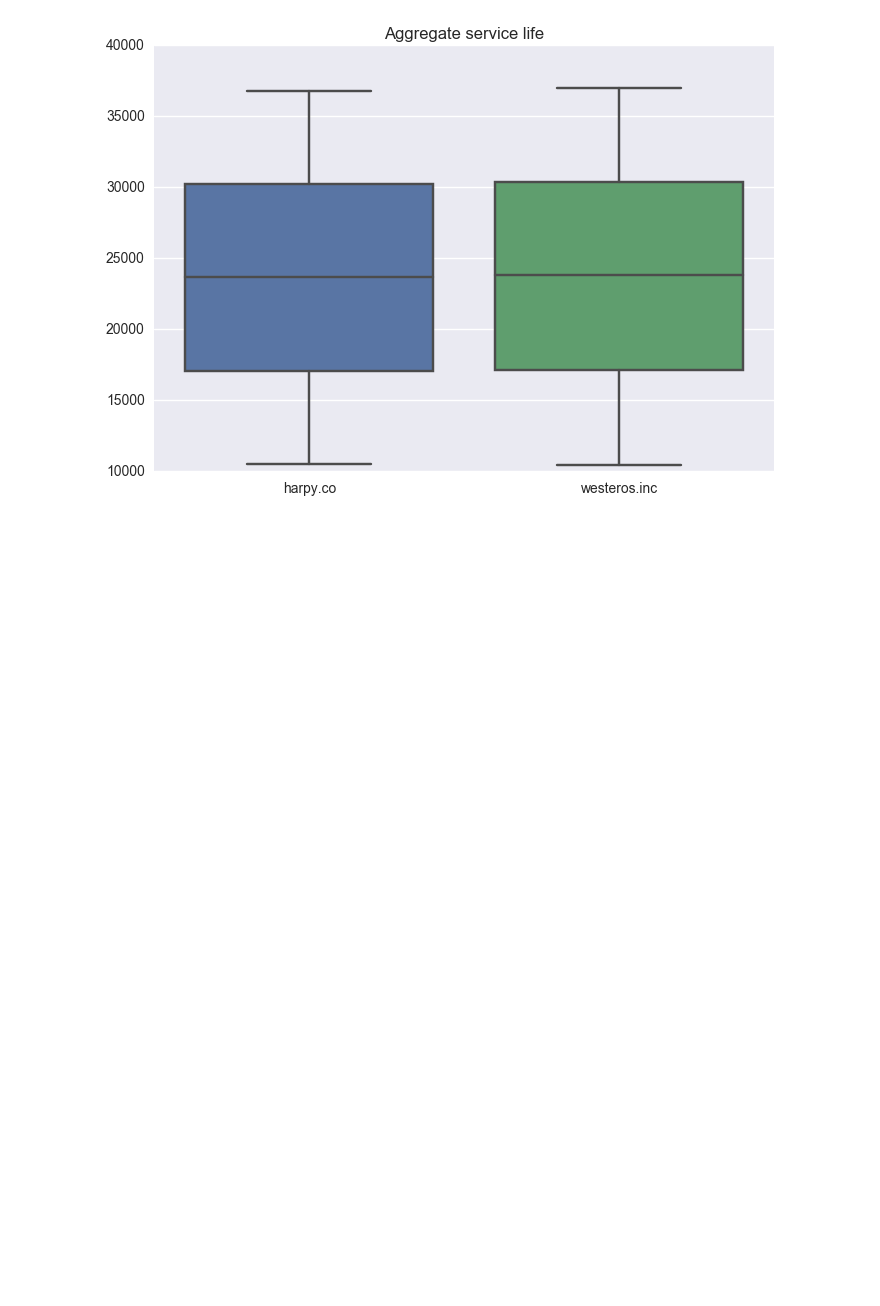
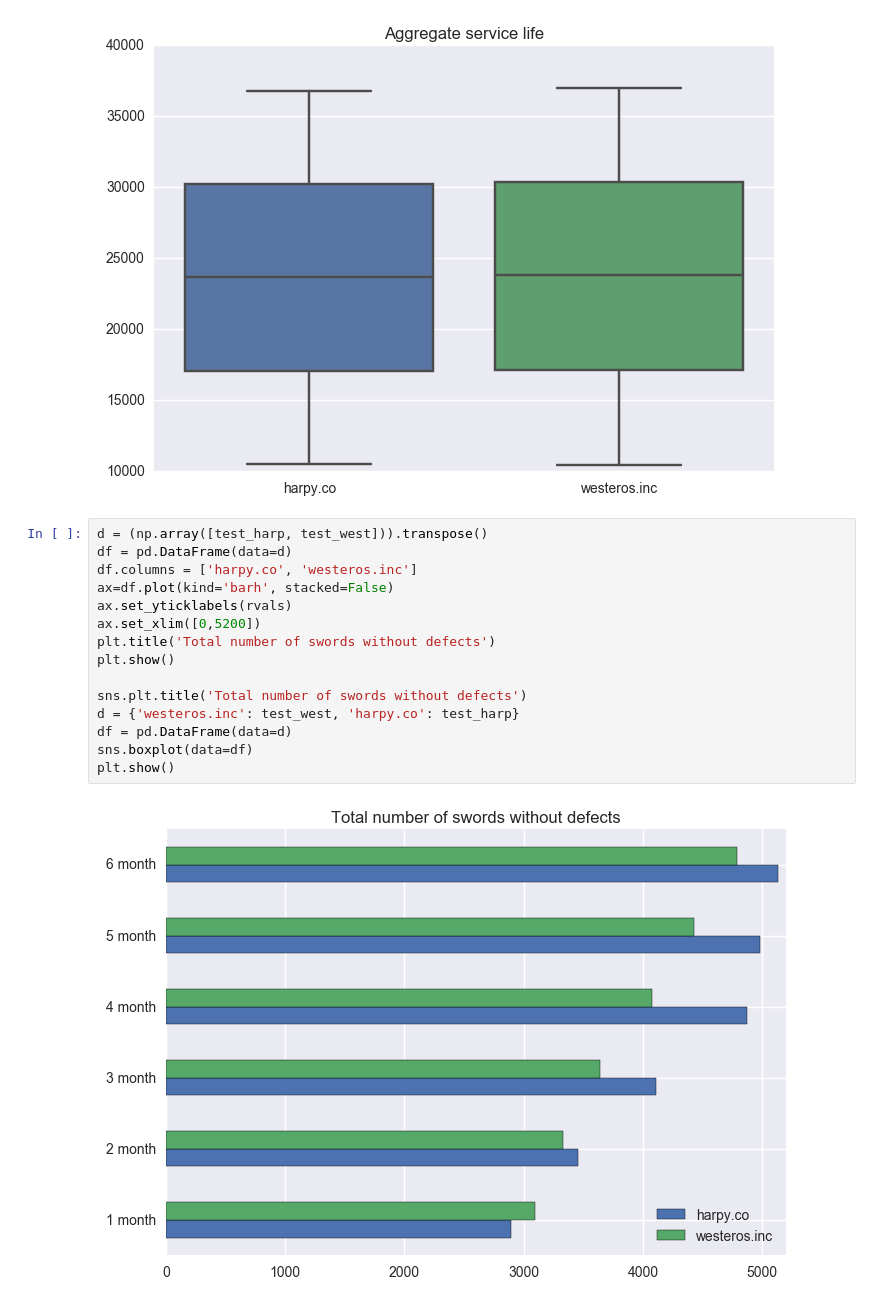
Before and after one commit to artempyanykh/prac-5sem-2016, a Jupyter notebook: submissions/task4/Kobzeva/task_4_2.ipynb, the cells around one changed output. Drawn from its saved outputs; the diff is of its cells as text; blank space fills up the shorter version.

```diff
--- a/submissions/task4/Kobzeva/task_4_2.ipynb
+++ b/submissions/task4/Kobzeva/task_4_2.ipynb
@@ -74,3 +73,20 @@ sns.boxplot(data=df)
 plt.show()
 # %% [output]
 [figure]
+# %%
+d = (np.array([test_harp, test_west])).transpose()
+df = pd.DataFrame(data=d)
+df.columns = ['harpy.co', 'westeros.inc']
+ax=df.plot(kind='barh', stacked=False)
+ax.set_yticklabels(rvals)
+ax.set_xlim([0,5200])
+plt.title('Total number of swords without defects')
+plt.show()
+
+sns.plt.title('Total number of swords without defects')
+d = {'westeros.inc': test_west, 'harpy.co': test_harp}
+df = pd.DataFrame(data=d)
+sns.boxplot(data=df)
+plt.show()
+# %% [output]
+[figure, added]
```
Also changed, not shown: parts of 2 cells of this notebook.
